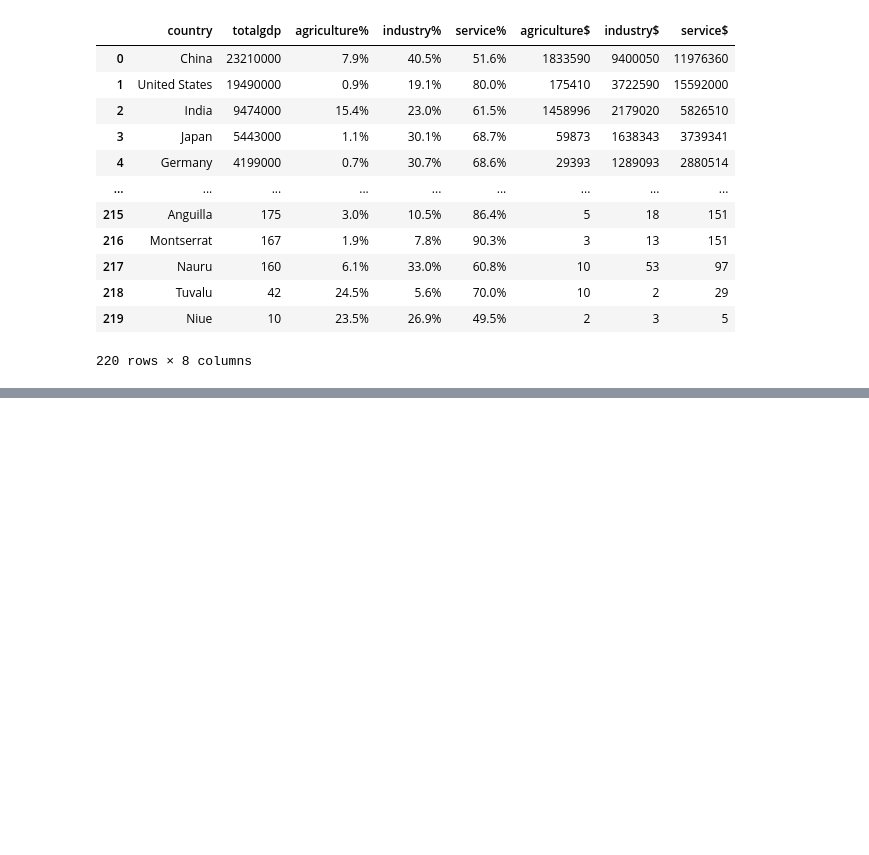
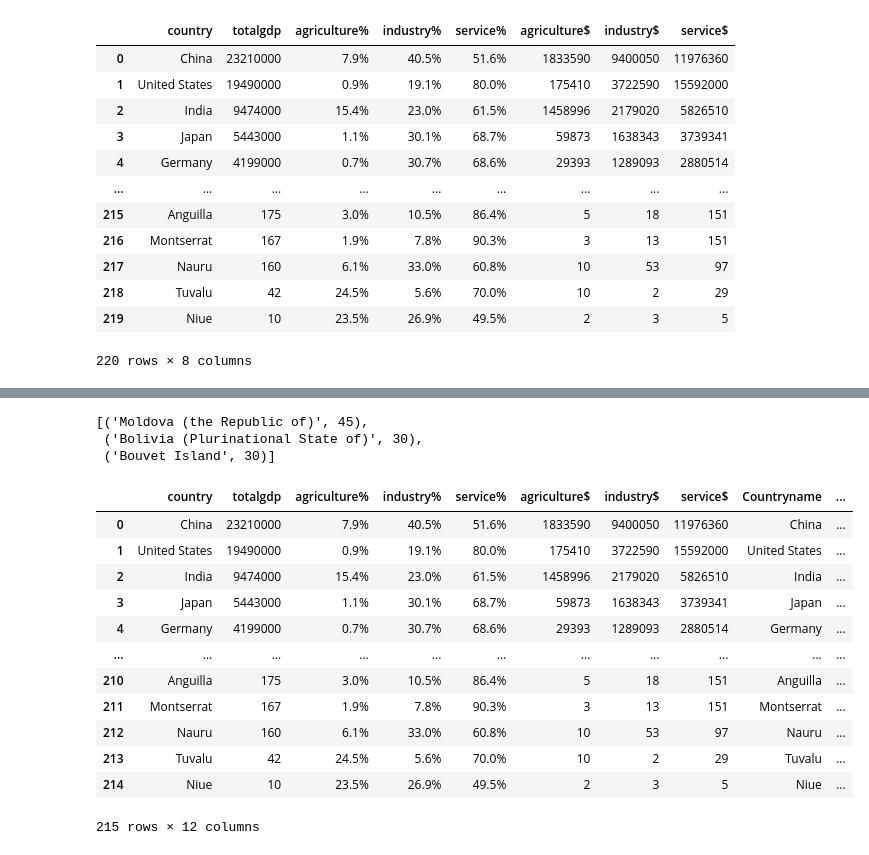
Before and after one commit to dghnyldz/computational-thinking, a Jupyter notebook: DataGDP.ipynb, the cells around one changed output, grey strips where cells are left out. Drawn from its saved outputs; the diff is of its cells as text; code cells hidden in the pictures; blank space fills up the shorter version.

```diff
--- a/Deliverable 1.ipynb
+++ b/DataGDP.ipynb
@@ -372,0 +590,13 @@ DataGDP.to_csv("DataGDP.csv",index=False)
+# %%
+changesRight={process.extractOne(left, UnmatchedRight)[0]:left for left in UnmatchedLeft if left not in omitLeft}
+DataIso.Countryname.replace(changesRight,inplace=True)
+# %%
+# dict of manual changes
+bruteForceChanges={'Korea (the Republic of)':'South Korea',
+                'United States of America (the)':'United States',
+                'Czechia':'Czech Republic',
+                'Congo, Republic of the':'Republic of the Congo',
+                'Sudan (the)':'Sudan',
+                "Lao People's Democratic Republic (the)":'Laos'}
+# %%
+DataIso.Countryname.replace(bruteForceChanges,inplace=True)
@@ -372,0 +607,6 @@ DataGDP.to_csv("DataGDP.csv",index=False)
+# %%
+# redoing merge
+Combined=DataGDP.merge(DataIso,left_on="country",right_on="Countryname")
+
+# current dimension
+Combined.shape
@@ -372,0 +660,6 @@ DataGDP.to_csv("DataGDP.csv",index=False)
+# %%
+process.extract(UnmatchedLeft[27], UnmatchedRight,limit=3)
+# %% [output]
+[('Moldova (the Republic of)', 45),
+ ('Bolivia (Plurinational State of)', 30),
+ ('Bouvet Island', 30)]
@@ -372,0 +668,16 @@ DataGDP.to_csv("DataGDP.csv",index=False)
+# %%
+Combined
+# %% [output]
+|  | country | totalgdp | agriculture% | industry% | service% | agriculture$ | industry$ | service$ | Countryname | ... |
+| 0 | China | 23210000 | 7.9% | 40.5% | 51.6% | 1833590 | 9400050 | 11976360 | China | ... |
+| 1 | United States | 19490000 | 0.9% | 19.1% | 80.0% | 175410 | 3722590 | 15592000 | United States | ... |
+| 2 | India | 9474000 | 15.4% | 23.0% | 61.5% | 1458996 | 2179020 | 5826510 | India | ... |
+| 3 | Japan | 5443000 | 1.1% | 30.1% | 68.7% | 59873 | 1638343 | 3739341 | Japan | ... |
+| 4 | Germany | 4199000 | 0.7% | 30.7% | 68.6% | 29393 | 1289093 | 2880514 | Germany | ... |
+| ... | ... | ... | ... | ... | ... | ... | ... | ... | ... | ... |
+| 210 | Anguilla | 175 | 3.0% | 10.5% | 86.4% | 5 | 18 | 151 | Anguilla | ... |
+| 211 | Montserrat | 167 | 1.9% | 7.8% | 90.3% | 3 | 13 | 151 | Montserrat | ... |
+| 212 | Nauru | 160 | 6.1% | 33.0% | 60.8% | 10 | 53 | 97 | Nauru | ... |
+| 213 | Tuvalu | 42 | 24.5% | 5.6% | 70.0% | 10 | 2 | 29 | Tuvalu | ... |
+| 214 | Niue | 10 | 23.5% | 26.9% | 49.5% | 2 | 3 | 5 | Niue | ... |
+215 rows × 12 columns
```
Also changed, not shown: parts of 34 cells of this notebook, 3 other files.
